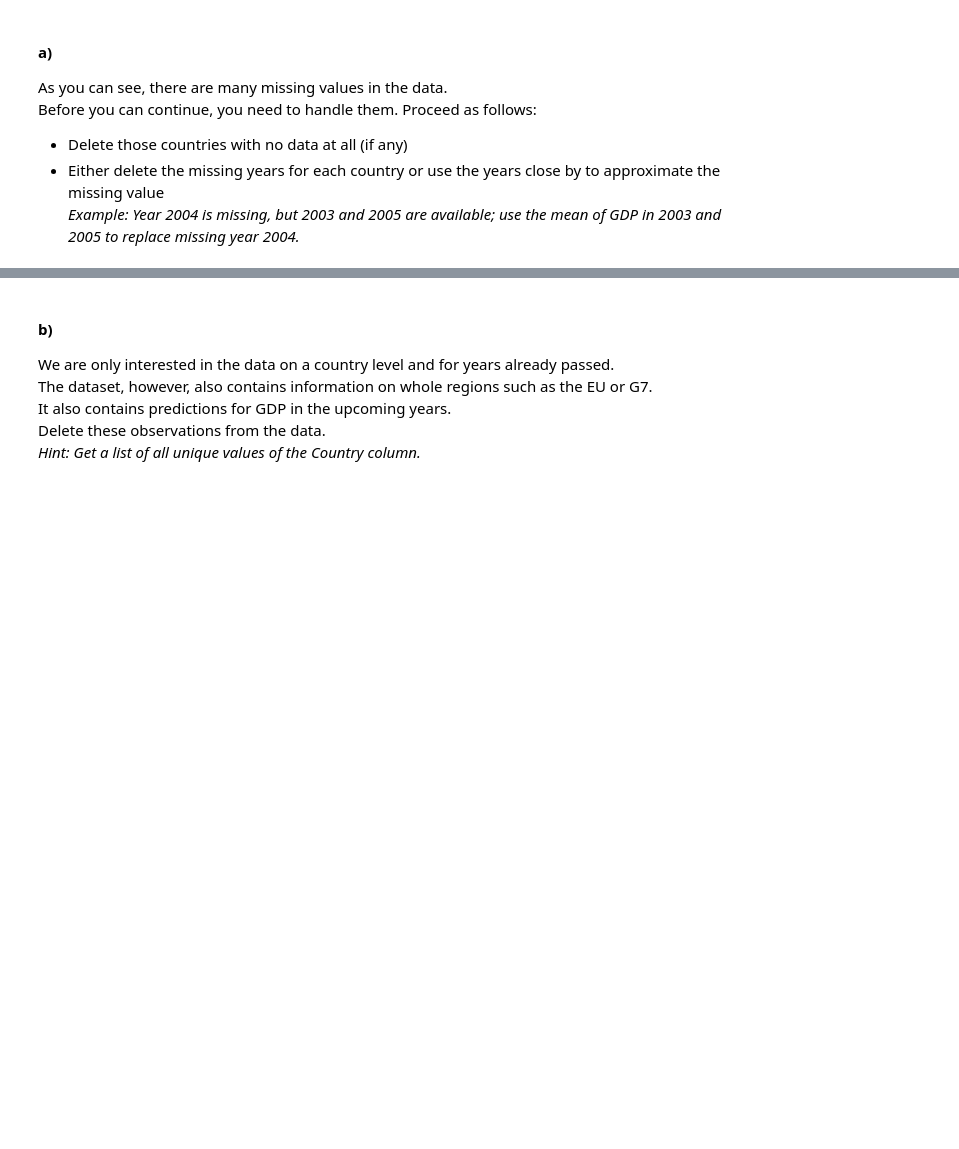
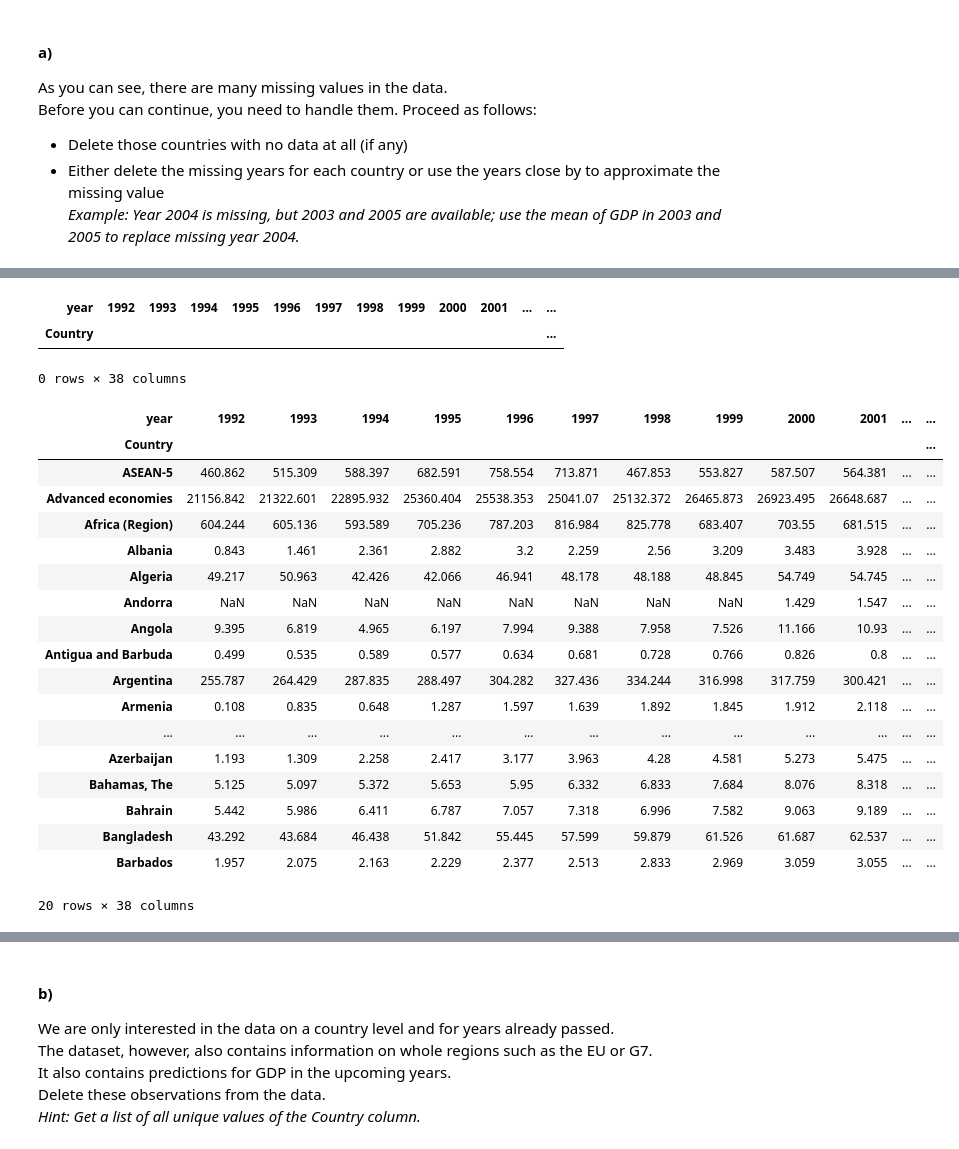
Before and after one commit to Monsieur-Bandana/data_science_clockmann, a Jupyter notebook: ClassProject.ipynb, the cells around one changed output, grey strips where cells are left out. Cells and saved outputs as stored; diff of their text form; code cells hidden in the pictures; blank space fills up the shorter version.

```diff
--- a/ClassProject.ipynb
+++ b/ClassProject.ipynb
@@ -47,4 +51,4 @@ Before you can continue, you need to handle them. Proceed as follows:
 - Delete those countries with no data at all (if any)
 - Either delete the missing years for each country or use the years close by to approximate the missing value <br> *Example: Year 2004 is missing, but 2003 and 2005 are available; use the mean of GDP in 2003 and 2005 to replace missing year 2004.*
 # %%
-# Insert your code here.
+pivot_gdp = gdp.pivot(index='Country', columns='year', values='GDP')
@@ -50,0 +71,4 @@ Before you can continue, you need to handle them. Proceed as follows:
+# %%
+pivot_gdp.replace('no data', np.nan, inplace=True)
+# %%
+pivot_gdp['NaN_count'] = pivot_gdp.isna().sum(axis=1)
@@ -50,0 +92,32 @@ Before you can continue, you need to handle them. Proceed as follows:
+# %%
+# There is no country with no entries at all
+pivot_gdp[pivot_gdp['NaN_count'] == 37]
+# %% [output]
+| year | 1992 | 1993 | 1994 | 1995 | 1996 | 1997 | 1998 | 1999 | 2000 | 2001 | ... | ... |
+| Country |  |  |  |  |  |  |  |  |  |  |  | ... |
+0 rows × 38 columns
+# %%
+# Alle Länder mit NaN count >= 9 werden rausgeschmissen (haben weniger als 75% der Daten über die Zeit gesehen)
+gdp_clean = pivot_gdp[pivot_gdp['NaN_count'] < 9]
+# %%
+gdp_clean.head(20)
+# %% [output]
+| year | 1992 | 1993 | 1994 | 1995 | 1996 | 1997 | 1998 | 1999 | 2000 | 2001 | ... | ... |
+| Country |  |  |  |  |  |  |  |  |  |  |  | ... |
+| ASEAN-5 | 460.862 | 515.309 | 588.397 | 682.591 | 758.554 | 713.871 | 467.853 | 553.827 | 587.507 | 564.381 | ... | ... |
+| Advanced economies | 21156.842 | 21322.601 | 22895.932 | 25360.404 | 25538.353 | 25041.07 | 25132.372 | 26465.873 | 26923.495 | 26648.687 | ... | ... |
+| Africa (Region) | 604.244 | 605.136 | 593.589 | 705.236 | 787.203 | 816.984 | 825.778 | 683.407 | 703.55 | 681.515 | ... | ... |
+| Albania | 0.843 | 1.461 | 2.361 | 2.882 | 3.2 | 2.259 | 2.56 | 3.209 | 3.483 | 3.928 | ... | ... |
+| Algeria | 49.217 | 50.963 | 42.426 | 42.066 | 46.941 | 48.178 | 48.188 | 48.845 | 54.749 | 54.745 | ... | ... |
+| Andorra | NaN | NaN | NaN | NaN | NaN | NaN | NaN | NaN | 1.429 | 1.547 | ... | ... |
+| Angola | 9.395 | 6.819 | 4.965 | 6.197 | 7.994 | 9.388 | 7.958 | 7.526 | 11.166 | 10.93 | ... | ... |
+| Antigua and Barbuda | 0.499 | 0.535 | 0.589 | 0.577 | 0.634 | 0.681 | 0.728 | 0.766 | 0.826 | 0.8 | ... | ... |
+| Argentina | 255.787 | 264.429 | 287.835 | 288.497 | 304.282 | 327.436 | 334.244 | 316.998 | 317.759 | 300.421 | ... | ... |
+| Armenia | 0.108 | 0.835 | 0.648 | 1.287 | 1.597 | 1.639 | 1.892 | 1.845 | 1.912 | 2.118 | ... | ... |
+| ... | ... | ... | ... | ... | ... | ... | ... | ... | ... | ... | ... | ... |
+| Azerbaijan | 1.193 | 1.309 | 2.258 | 2.417 | 3.177 | 3.963 | 4.28 | 4.581 | 5.273 | 5.475 | ... | ... |
+| Bahamas, The | 5.125 | 5.097 | 5.372 | 5.653 | 5.95 | 6.332 | 6.833 | 7.684 | 8.076 | 8.318 | ... | ... |
+| Bahrain | 5.442 | 5.986 | 6.411 | 6.787 | 7.057 | 7.318 | 6.996 | 7.582 | 9.063 | 9.189 | ... | ... |
+| Bangladesh | 43.292 | 43.684 | 46.438 | 51.842 | 55.445 | 57.599 | 59.879 | 61.526 | 61.687 | 62.537 | ... | ... |
+| Barbados | 1.957 | 2.075 | 2.163 | 2.229 | 2.377 | 2.513 | 2.833 | 2.969 | 3.059 | 3.055 | ... | ... |
+20 rows × 38 columns
```
Also changed, not shown: parts of 15 cells of this notebook.
